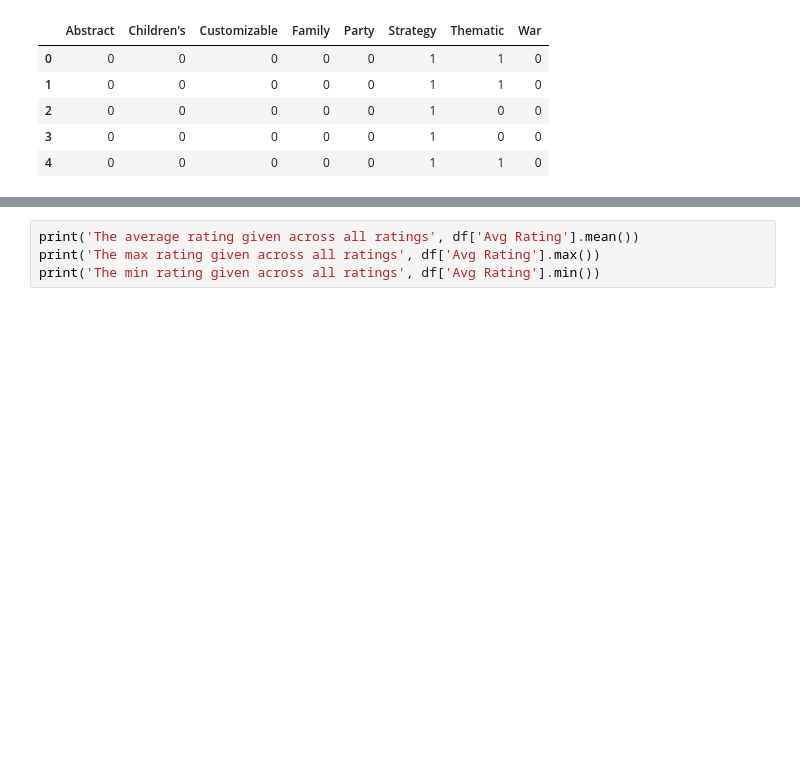
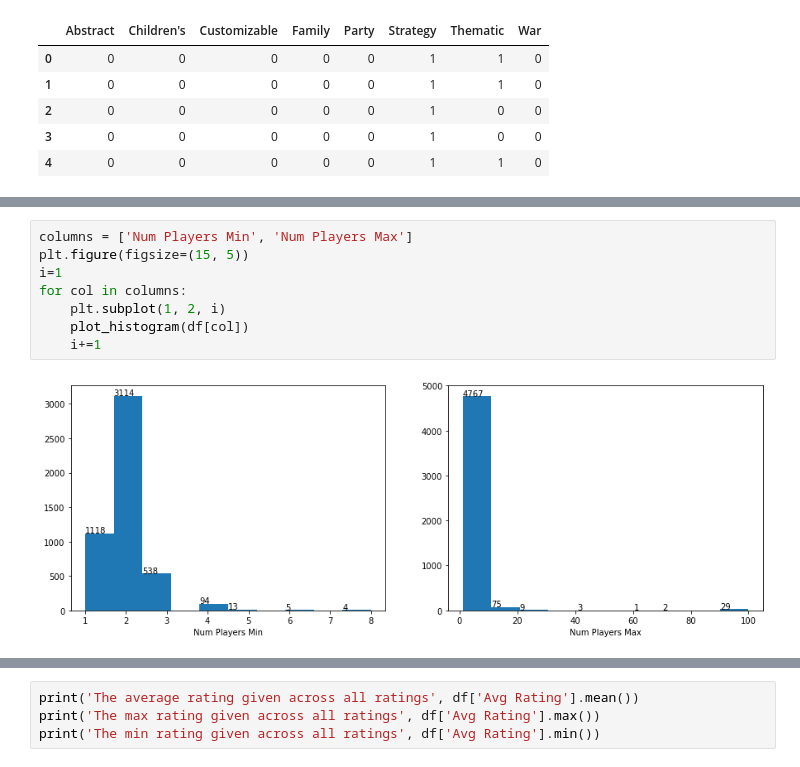
Before and after one commit to martaferrer/Boardgames, a Jupyter notebook: boardgames_data_analysis.ipynb, the cells around one changed output, grey strips where cells are left out. Cells and saved outputs as stored; diff of their text form; blank space fills up the shorter version.

```diff
--- a/boardgames_data_analysis.ipynb
+++ b/boardgames_data_analysis.ipynb
@@ -376,0 +485,10 @@ df_all_num.to_pickle("Boardgame//data//boardgame_data_clean.pkl")
+# %%
+columns = ['Num Players Min', 'Num Players Max']
+plt.figure(figsize=(15, 5))
+i=1
+for col in columns:
+    plt.subplot(1, 2, i)
+    plot_histogram(df[col])
+    i+=1
+# %% [output]
+[figure, added]
```
Also changed, not shown: parts of 41 cells of this notebook.
